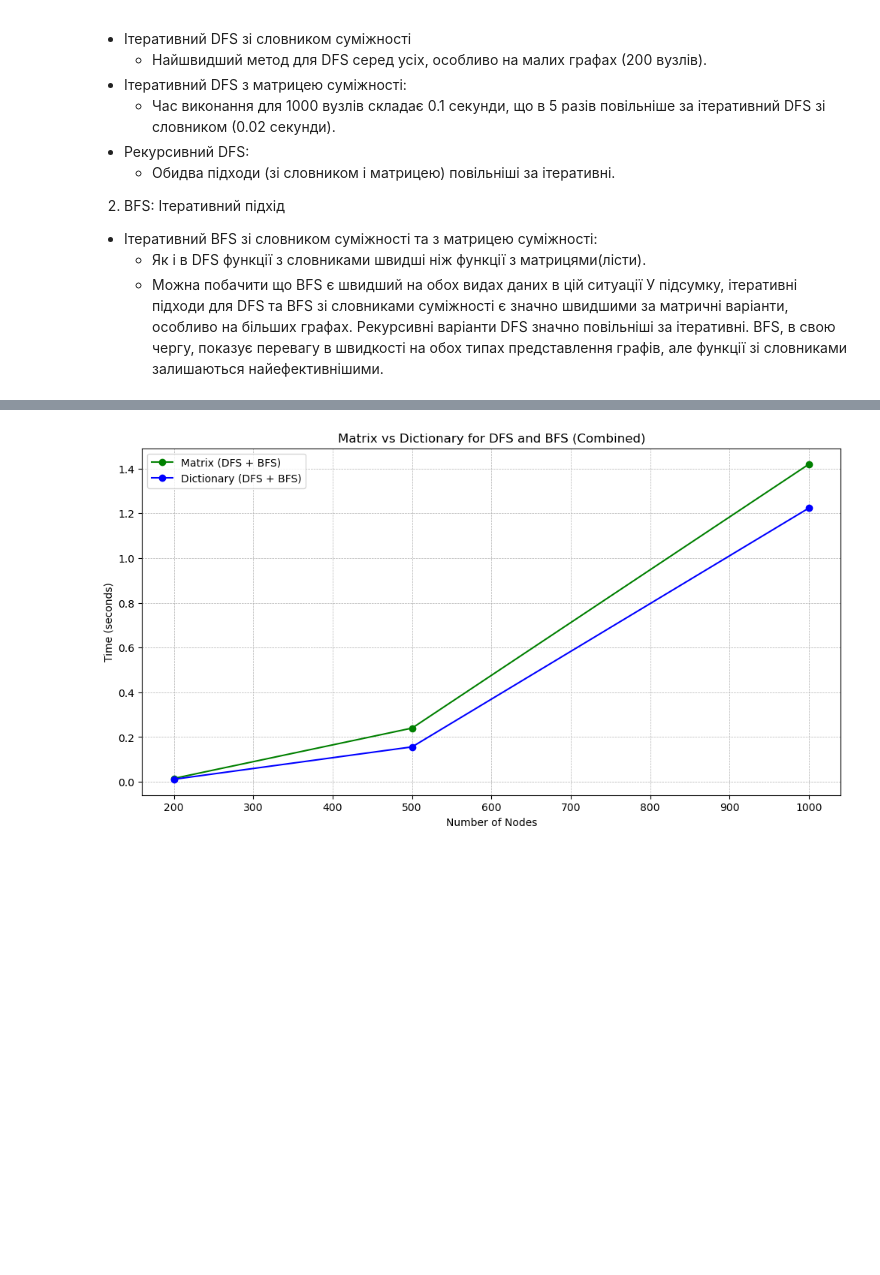
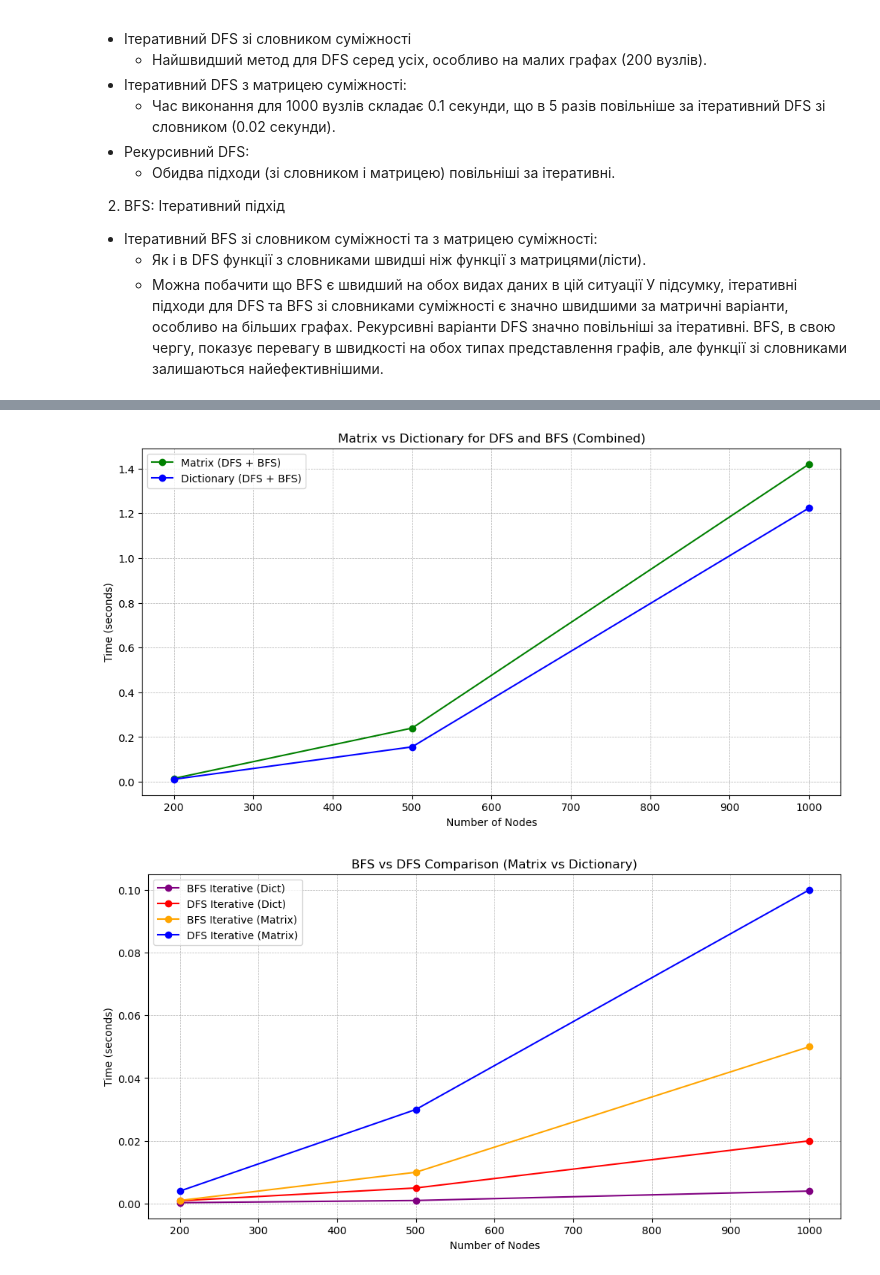
Before and after one commit to marharytapaduchak/descretemath-lab2-team47, a Jupyter notebook: algo_analysis.ipynb, the cells around one changed output, grey strips where cells are left out. Saved outputs shown, nothing was run; the diff lists cells and outputs as text; code cells hidden in the pictures; blank space fills up the shorter version.

```diff
--- a/algo_analysis.ipynb
+++ b/algo_analysis.ipynb
@@ -57,31 +57,48 @@ plt.plot(node_sizes, bfs_iter_matrix, marker='o', label='BFS Iterative (Matrix)'
 plt.title("DFS vs BFS Comparison")
 plt.xlabel("Number of Nodes")
 plt.ylabel("Time (seconds)")
 plt.grid(True, linestyle="--", linewidth=0.5)
 plt.legend()
 plt.show()
 
-
 # Combine DFS and BFS for Dictionary and Matrix
 # Create two lists: one for matrix times and one for dictionary times.
 matrix_times = [sum(times) for times in zip(dfs_iter_matrix, dfs_rec_matrix, bfs_iter_matrix)]
 dict_times = [sum(times) for times in zip(dfs_iter_dict, dfs_rec_dict, bfs_iter_dict)]
 
 # Plot 2: Matrix vs Dictionary Combined (DFS + BFS for both)
 plt.figure(figsize=(12, 6))
 
 # Plot Matrix and Dictionary times
 plt.plot(node_sizes, matrix_times, marker='o', label='Matrix (DFS + BFS)', linestyle='-', color='green')
 plt.plot(node_sizes, dict_times, marker='o', label='Dictionary (DFS + BFS)', linestyle='-', color='blue')
 
 # Adding title and labels
 plt.title("Matrix vs Dictionary for DFS and BFS (Combined)")
 plt.xlabel("Number of Nodes")
 plt.ylabel("Time (seconds)")
 plt.grid(True, linestyle="--", linewidth=0.5)
 plt.legend()
 
 plt.show()
+
+# New Plot: BFS vs DFS (Separate Comparison)
+plt.figure(figsize=(12, 6))
+
+# Plot BFS and DFS for dictionary and matrix
+plt.plot(node_sizes, bfs_iter_dict, marker='o', label='BFS Iterative (Dict)', linestyle='-', color='purple')
+plt.plot(node_sizes, dfs_iter_dict, marker='o', label='DFS Iterative (Dict)', linestyle='-', color='red')
+plt.plot(node_sizes, bfs_iter_matrix, marker='o', label='BFS Iterative (Matrix)', linestyle='-', color='orange')
+plt.plot(node_sizes, dfs_iter_matrix, marker='o', label='DFS Iterative (Matrix)', linestyle='-', color='blue')
+
+# Adding title and labels
+plt.title("BFS vs DFS Comparison (Matrix vs Dictionary)")
+plt.xlabel("Number of Nodes")
+plt.ylabel("Time (seconds)")
+plt.grid(True, linestyle="--", linewidth=0.5)
+plt.legend()
+plt.show()
 # %% [output]
 [figure]
 [figure]
+[figure, added]
```
